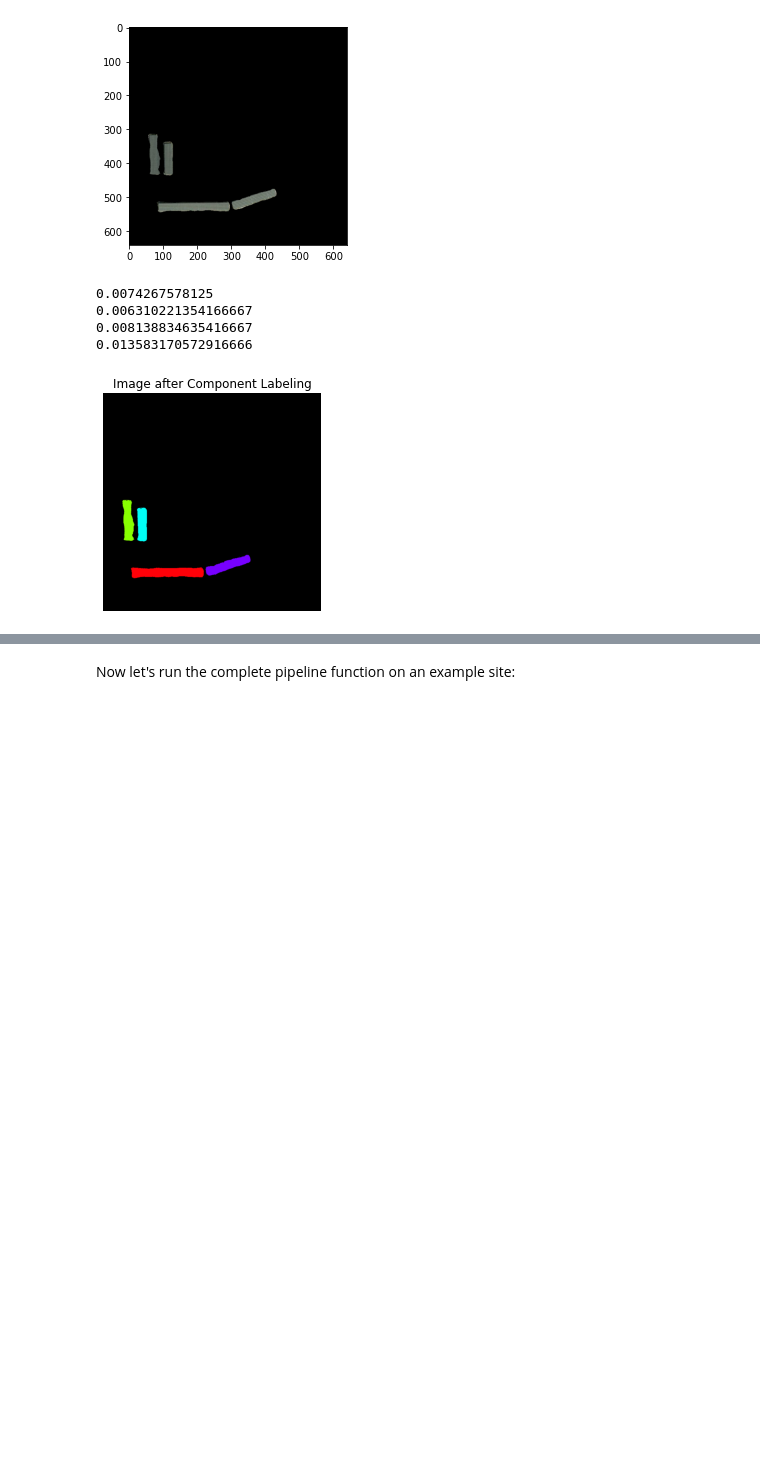
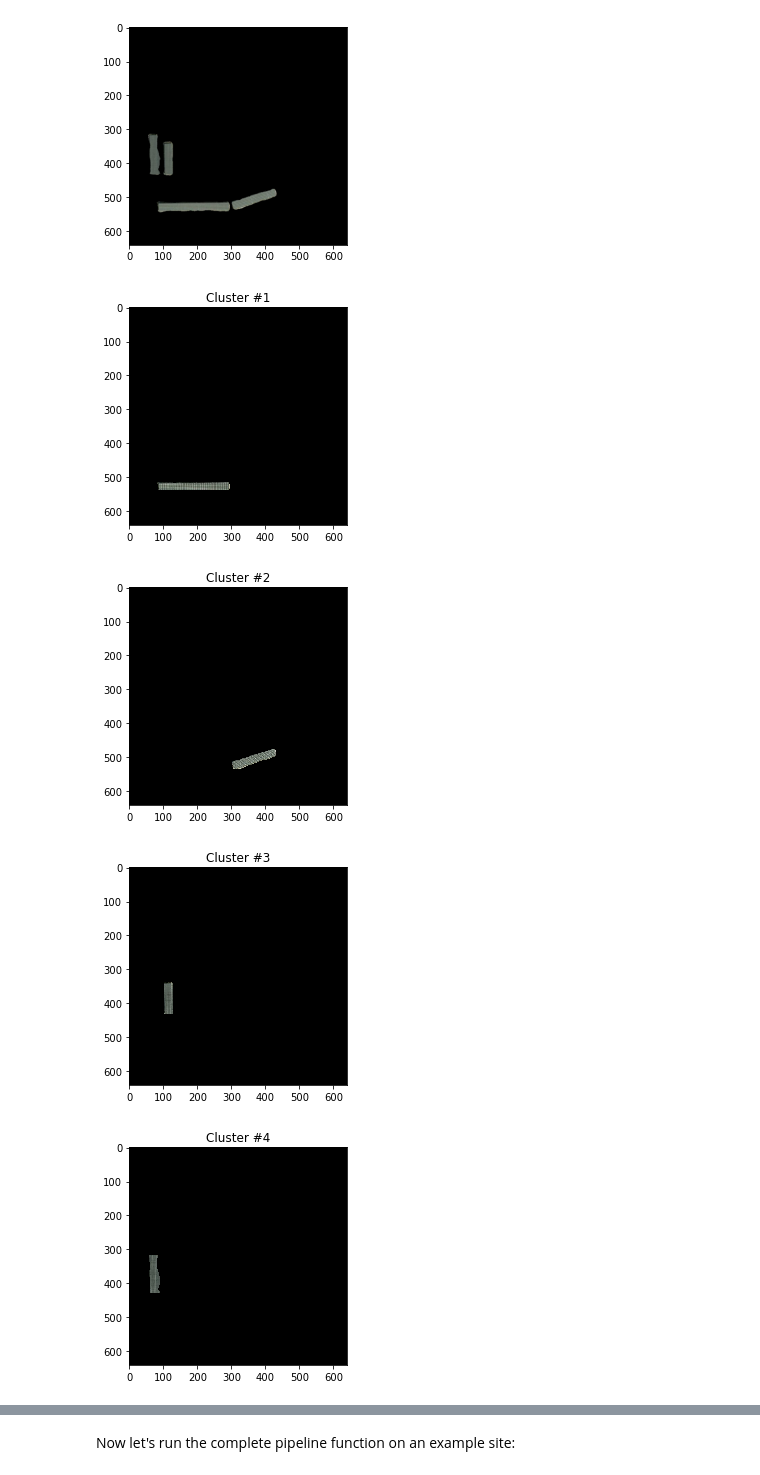
Before and after one commit to NREL/Panel-Segmentation, a Jupyter notebook: Panel_Detection_example.ipynb, the cells around one changed output, grey strips where cells are left out. Saved outputs shown, nothing was run; the diff lists cells and outputs as text; code cells hidden in the pictures; blank space fills up the shorter version.

```diff
--- a/Panel_Detection_example.ipynb
+++ b/Panel_Detection_example.ipynb
@@ -54,0 +52,3 @@ True
+# %%
+(scores, labels, boxes) = panelseg.classifyMountingConfiguration(image_file_path = "./panel_segmentation/examples/Panel_Detection_Examples/sat_img.png",
+                                                                   acc_cutoff = .65)
@@ -66,15 +68,15 @@ plt.imshow(new_res.reshape(640,640,3))
 # %%
 import cv2
 rest = cv2.cvtColor(res,cv2.COLOR_GRAY2RGB)
 #Cluster the solar arrays in the image using connected components clustering.
 n,clusters = panelseg.clusterPanels(new_res,
-                                  fig=True)
+                                    boxes,
+                                    fig=True)
 # %% [output]
-0.0074267578125
-0.006310221354166667
-0.008138834635416667
-0.013583170572916666
-[figure, old version]
+[figure, new version]
+[figure, added]
+[figure, added]
+[figure, added]
 # %%
 #Calculate the azimuth for each cluster
 for ii in np.arange(clusters.shape[0]):
```
Also changed, not shown: parts of 7 cells of this notebook, 6 other files.
